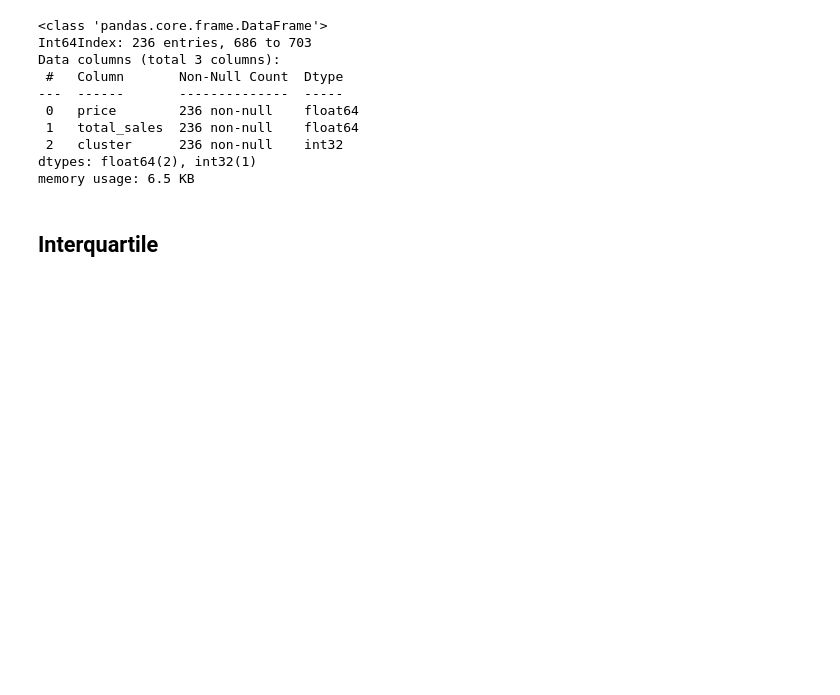
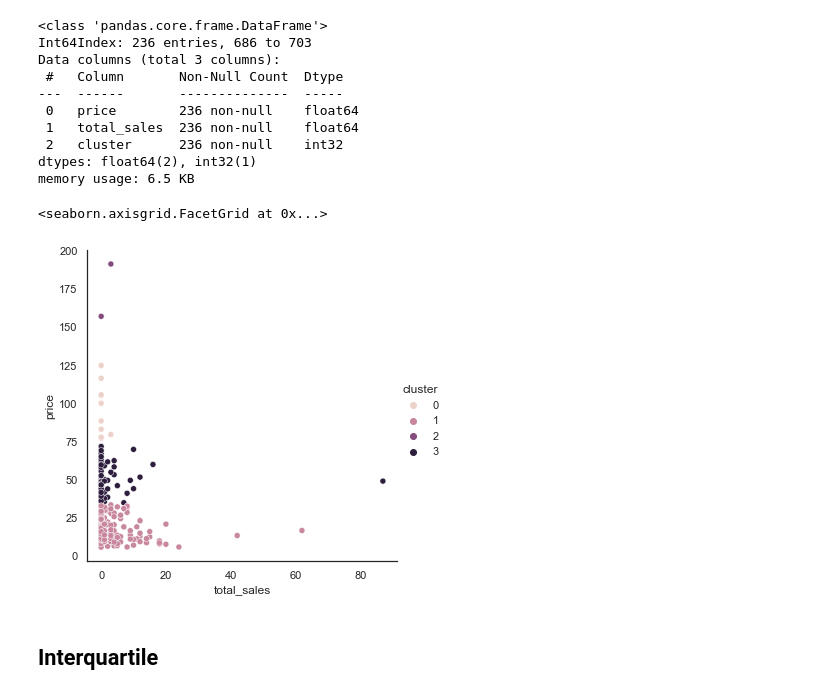
Before and after one commit to Blaise4e/wine_spirit, a Jupyter notebook: wine_spirit_nb.ipynb, the cells around one changed output. Cells and saved outputs as stored; diff of their text form; code cells hidden in the pictures; blank space fills up the shorter version.

```diff
--- a/wine_spirit_nb.ipynb
+++ b/wine_spirit_nb.ipynb
@@ -414,6 +411,12 @@ Data columns (total 3 columns):
  2   cluster      236 non-null    int32
 dtypes: float64(2), int32(1)
 memory usage: 6.5 KB
+# %%
+sns.set_theme(style="white")
+sns.relplot( data= X_test, x= 'total_sales', y='price', hue= "cluster")
+# %% [output]
+<seaborn.axisgrid.FacetGrid at 0x...>
+[figure, added]
 # %% [markdown]
 ## Interquartile
 # %%
```
Also changed, not shown: parts of 7 cells of this notebook.
